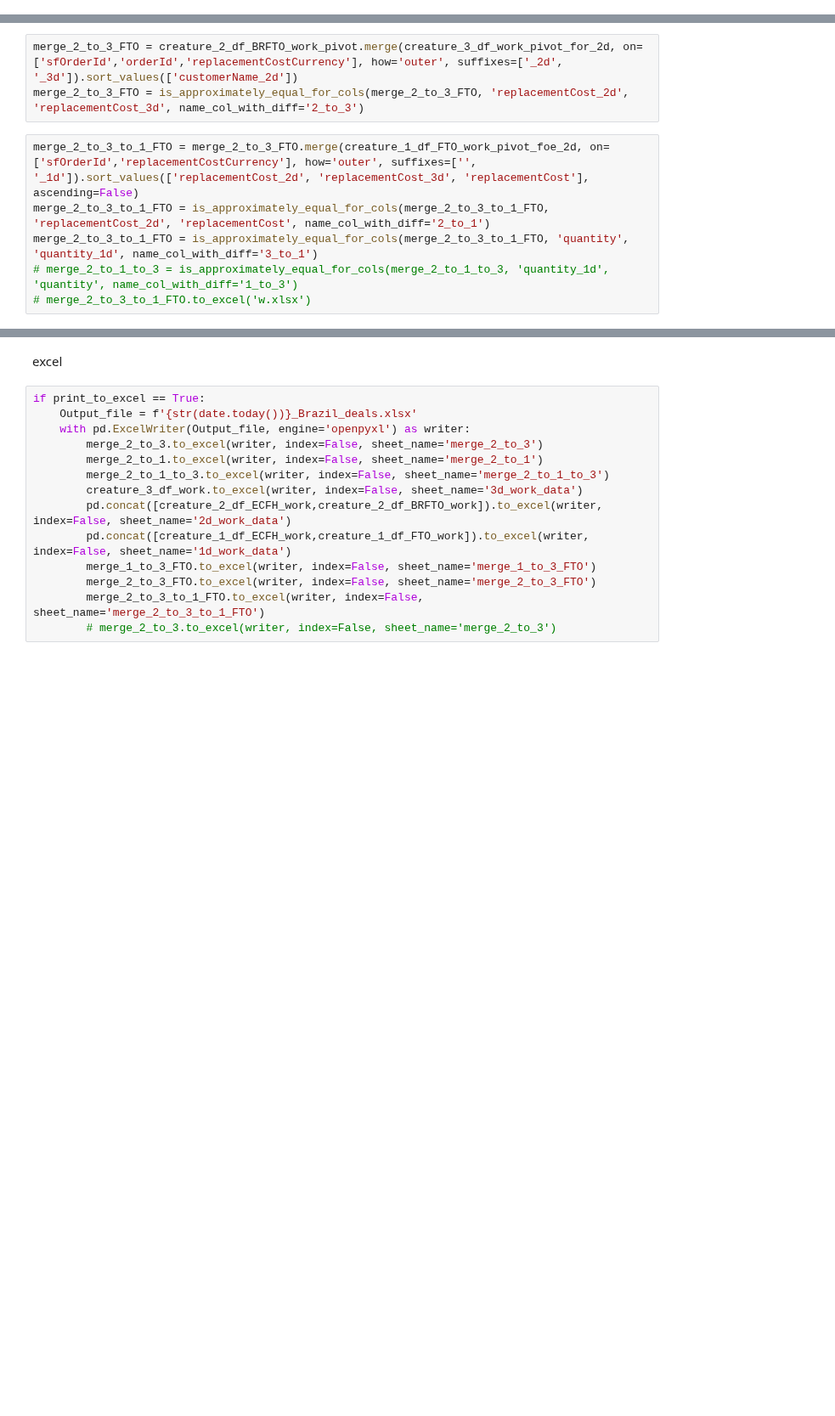
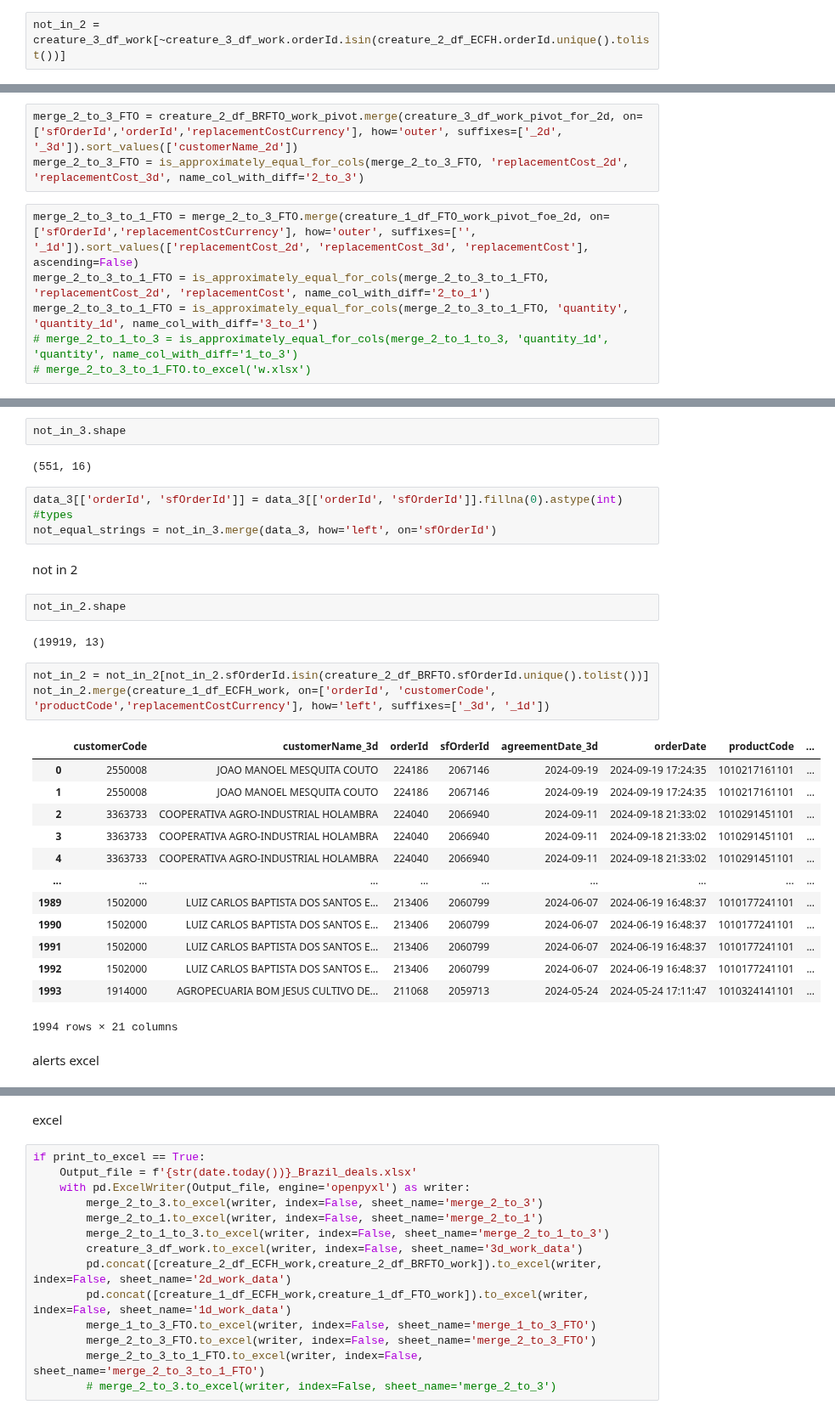
Before and after one commit to Lirollel/Work_AIM_Jupyter-Python-Pandas, a Jupyter notebook: OCP/Testing_bd/Brazil/Deals/Deals_Brazil_compairing_files.ipynb, the cells around one changed output, grey strips where cells are left out. Shown at 85% size. Saved outputs shown, nothing was run; the diff lists cells and outputs as text; blank space fills up the shorter version.

```diff
--- a/OCP/Testing_bd/Brazil/Deals/Deals_Brazil_compairing_files.ipynb
+++ b/OCP/Testing_bd/Brazil/Deals/Deals_Brazil_compairing_files.ipynb
@@ -253,3 +352,5 @@ merge_2_to_1_to_3 = is_approximately_equal_for_cols(merge_2_to_1_to_3, 'quantity
+# %%
+not_in_2 = creature_3_df_work[~creature_3_df_work.orderId.isin(creature_2_df_ECFH.orderId.unique().tolist())]
 # %% [markdown]
 merge FTO
 # %%
@@ -288,0 +416,32 @@ merge_2_to_3_to_1_FTO = is_approximately_equal_for_cols(merge_2_to_3_to_1_FTO, '
+# %%
+not_in_3.shape
+# %% [output]
+(551, 16)
+# %%
+data_3[['orderId', 'sfOrderId']] = data_3[['orderId', 'sfOrderId']].fillna(0).astype(int) #types
+not_equal_strings = not_in_3.merge(data_3, how='left', on='sfOrderId')
+# %% [markdown]
+not in 2
+# %%
+not_in_2.shape
+# %% [output]
+(19919, 13)
+# %%
+not_in_2 = not_in_2[not_in_2.sfOrderId.isin(creature_2_df_BRFTO.sfOrderId.unique().tolist())]
+not_in_2.merge(creature_1_df_ECFH_work, on=['orderId', 'customerCode', 'productCode','replacementCostCurrency'], how='left', suffixes=['_3d', '_1d'])
+# %% [output]
+|  | customerCode | customerName_3d | orderId | sfOrderId | agreementDate_3d | orderDate | productCode | ... |
+| 0 | 2550008 | JOAO MANOEL MESQUITA COUTO | 224186 | 2067146 | 2024-09-19 | 2024-09-19 17:24:35 | 1010217161101 | ... |
+| 1 | 2550008 | JOAO MANOEL MESQUITA COUTO | 224186 | 2067146 | 2024-09-19 | 2024-09-19 17:24:35 | 1010217161101 | ... |
+| 2 | 3363733 | COOPERATIVA AGRO-INDUSTRIAL HOLAMBRA | 224040 | 2066940 | 2024-09-11 | 2024-09-18 21:33:02 | 1010291451101 | ... |
+| 3 | 3363733 | COOPERATIVA AGRO-INDUSTRIAL HOLAMBRA | 224040 | 2066940 | 2024-09-11 | 2024-09-18 21:33:02 | 1010291451101 | ... |
+| 4 | 3363733 | COOPERATIVA AGRO-INDUSTRIAL HOLAMBRA | 224040 | 2066940 | 2024-09-11 | 2024-09-18 21:33:02 | 1010291451101 | ... |
+| ... | ... | ... | ... | ... | ... | ... | ... | ... |
+| 1989 | 1502000 | LUIZ CARLOS BAPTISTA DOS SANTOS E... | 213406 | 2060799 | 2024-06-07 | 2024-06-19 16:48:37 | 1010177241101 | ... |
+| 1990 | 1502000 | LUIZ CARLOS BAPTISTA DOS SANTOS E... | 213406 | 2060799 | 2024-06-07 | 2024-06-19 16:48:37 | 1010177241101 | ... |
+| 1991 | 1502000 | LUIZ CARLOS BAPTISTA DOS SANTOS E... | 213406 | 2060799 | 2024-06-07 | 2024-06-19 16:48:37 | 1010177241101 | ... |
+| 1992 | 1502000 | LUIZ CARLOS BAPTISTA DOS SANTOS E... | 213406 | 2060799 | 2024-06-07 | 2024-06-19 16:48:37 | 1010177241101 | ... |
+| 1993 | 1914000 | AGROPECUARIA BOM JESUS CULTIVO DE... | 211068 | 2059713 | 2024-05-24 | 2024-05-24 17:11:47 | 1010324141101 | ... |
+1994 rows × 21 columns
+# %% [markdown]
+alerts excel
```
Also changed, not shown: parts of 16 cells of this notebook, 15 other files.
